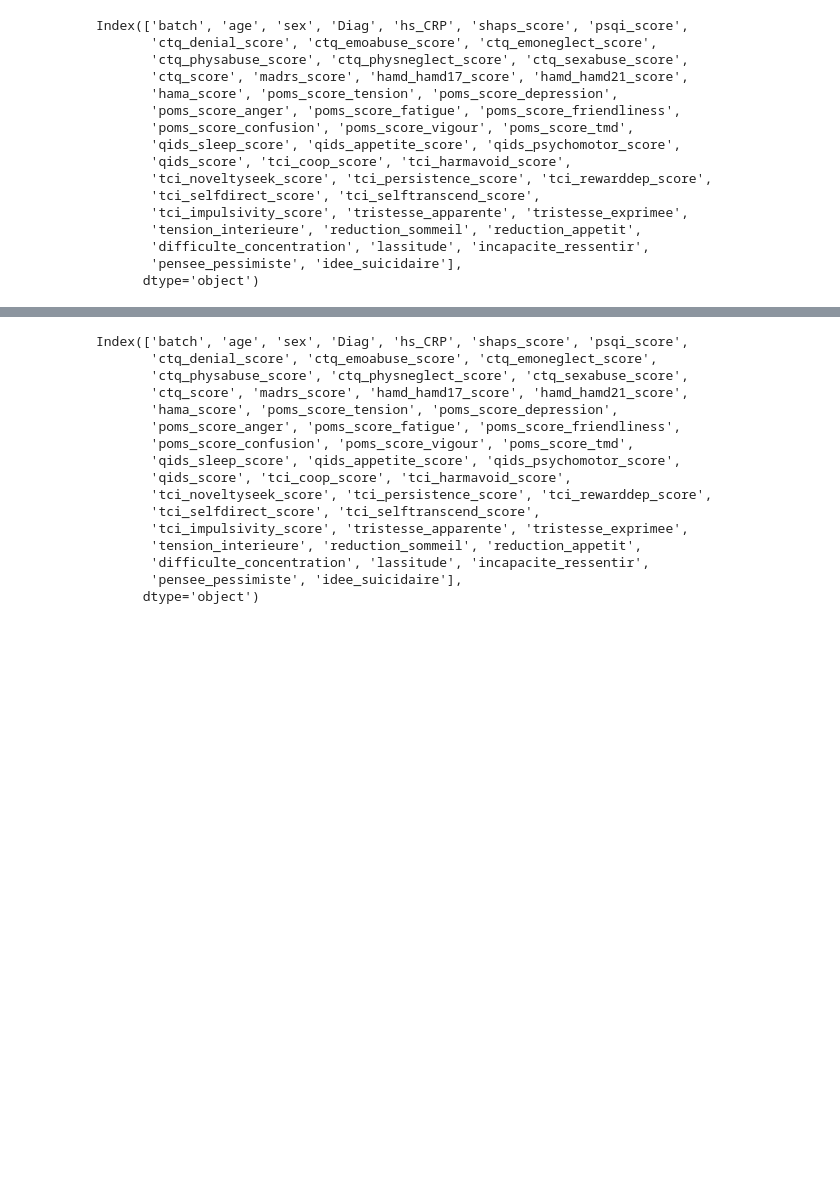
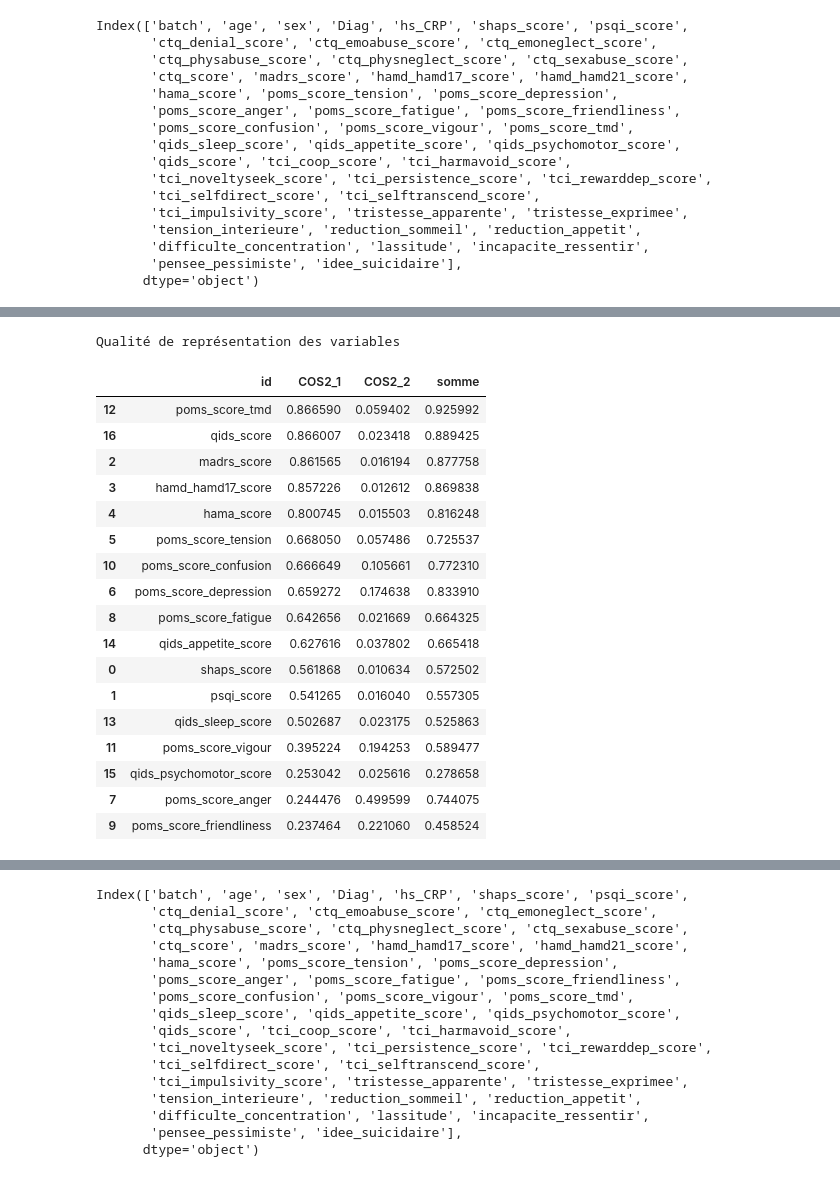
Before and after one commit to nassimabeddar/Depression-analysis, a Jupyter notebook: analyse-detection-depression.ipynb, the cells around one changed output, grey strips where cells are left out. Saved outputs shown, nothing was run; the diff lists cells and outputs as text; code cells hidden in the pictures; blank space fills up the shorter version.

```diff
--- a/analyse-detection-depression.ipynb
+++ b/analyse-detection-depression.ipynb
@@ -1351,0 +1207,29 @@ vérification
+# %%
+#qualité de représentation des variables
+print("Qualité de représentation des variables")
+# %% [output]
+Qualité de représentation des variables
+# %%
+#cosinus carré des variables
+cos2var = corvar**2
+cos2var_df = pd.DataFrame({'id':X.columns,'COS2_1':cos2var[:,0],'COS2_2':cos2var[:,1],'somme':cos2var[:,0]+cos2var[:,1]})
+cos2var_df.sort_values(by = 'COS2_1',ascending = False)
+# %% [output]
+|  | id | COS2_1 | COS2_2 | somme |
+| 12 | poms_score_tmd | 0.866590 | 0.059402 | 0.925992 |
+| 16 | qids_score | 0.866007 | 0.023418 | 0.889425 |
+| 2 | madrs_score | 0.861565 | 0.016194 | 0.877758 |
+| 3 | hamd_hamd17_score | 0.857226 | 0.012612 | 0.869838 |
+| 4 | hama_score | 0.800745 | 0.015503 | 0.816248 |
+| 5 | poms_score_tension | 0.668050 | 0.057486 | 0.725537 |
+| 10 | poms_score_confusion | 0.666649 | 0.105661 | 0.772310 |
+| 6 | poms_score_depression | 0.659272 | 0.174638 | 0.833910 |
+| 8 | poms_score_fatigue | 0.642656 | 0.021669 | 0.664325 |
+| 14 | qids_appetite_score | 0.627616 | 0.037802 | 0.665418 |
+| 0 | shaps_score | 0.561868 | 0.010634 | 0.572502 |
+| 1 | psqi_score | 0.541265 | 0.016040 | 0.557305 |
+| 13 | qids_sleep_score | 0.502687 | 0.023175 | 0.525863 |
+| 11 | poms_score_vigour | 0.395224 | 0.194253 | 0.589477 |
+| 15 | qids_psychomotor_score | 0.253042 | 0.025616 | 0.278658 |
+| 7 | poms_score_anger | 0.244476 | 0.499599 | 0.744075 |
+| 9 | poms_score_friendliness | 0.237464 | 0.221060 | 0.458524 |
```
Also changed, not shown: parts of 59 cells of this notebook.
